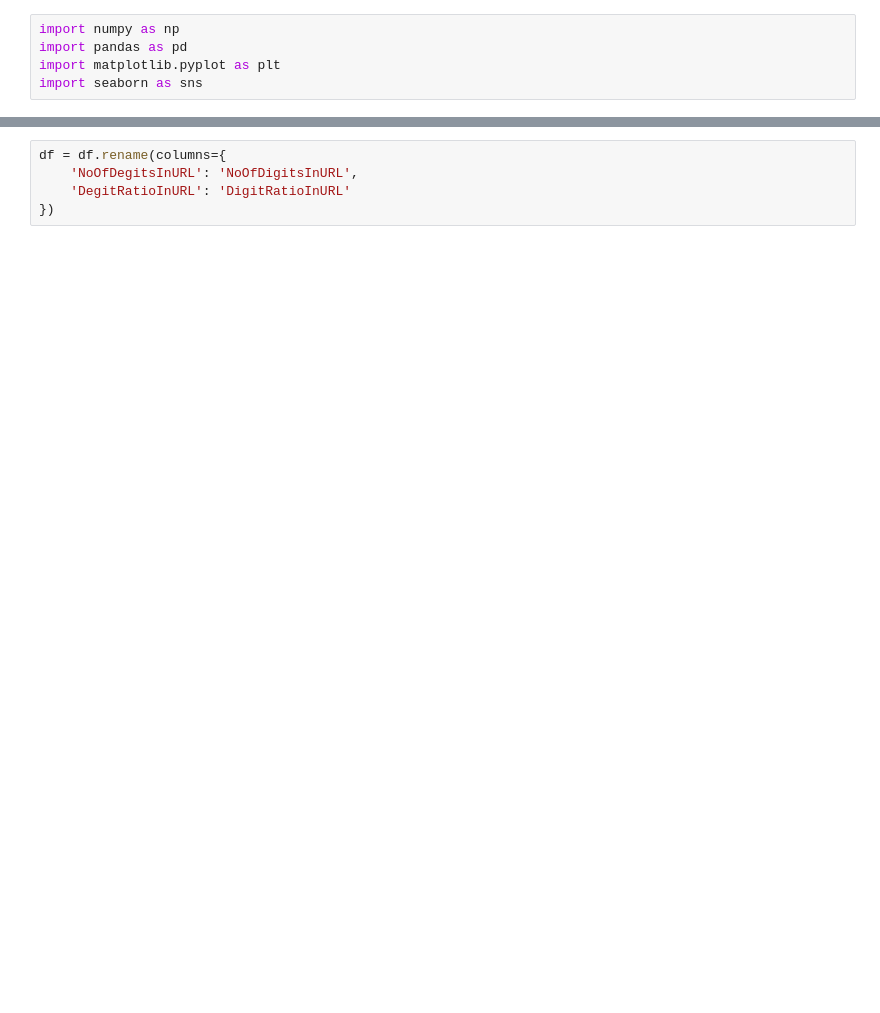
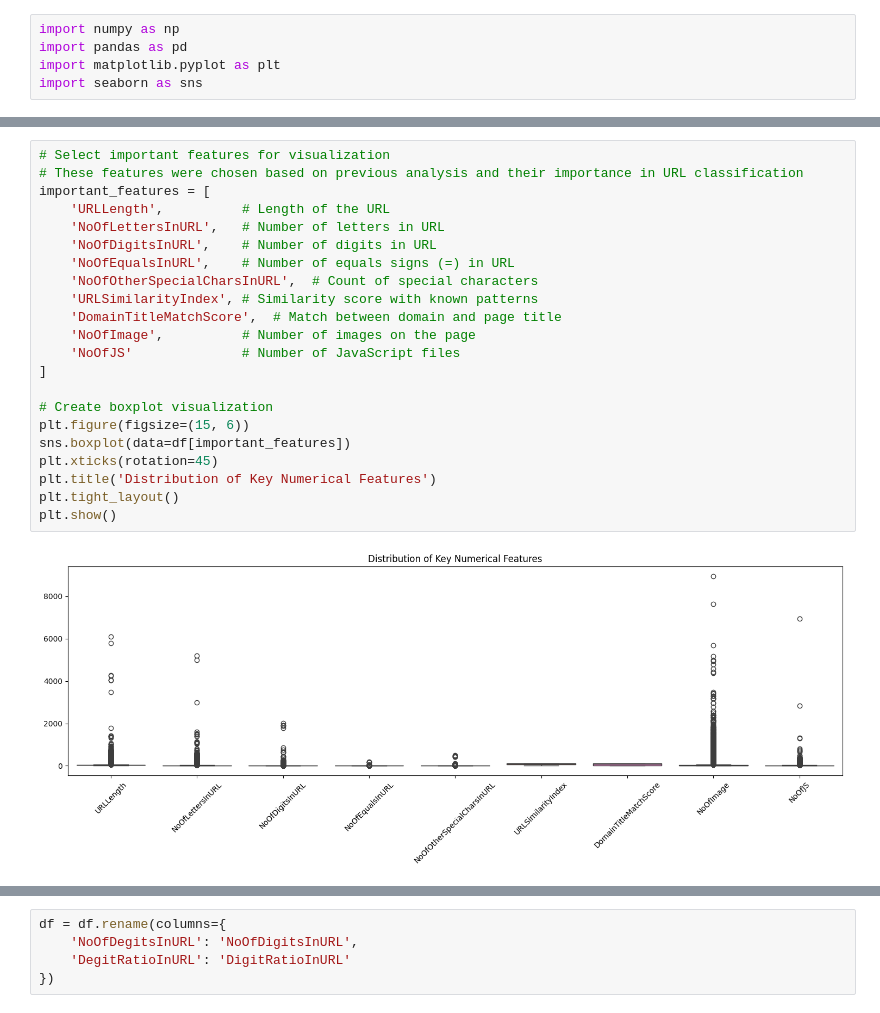
Before and after one commit to gjh0239/AITT-Assignment, a Jupyter notebook: Assignment/Assignment.ipynb, the cells around one changed output, grey strips where cells are left out. Saved outputs shown, nothing was run; the diff lists cells and outputs as text; blank space fills up the shorter version.

```diff
--- a/Assignment/Assignment.ipynb
+++ b/Assignment/Assignment.ipynb
@@ -28,0 +101,24 @@ Index(['URL', 'URLLength', 'Domain', 'DomainLength', 'IsDomainIP', 'TLD',
+# %%
+# Select important features for visualization
+# These features were chosen based on previous analysis and their importance in URL classification
+important_features = [
+	'URLLength',          # Length of the URL
+	'NoOfLettersInURL',   # Number of letters in URL
+	'NoOfDigitsInURL',    # Number of digits in URL
+	'NoOfEqualsInURL',    # Number of equals signs (=) in URL
+	'NoOfOtherSpecialCharsInURL',  # Count of special characters
+	'URLSimilarityIndex', # Similarity score with known patterns
+	'DomainTitleMatchScore',  # Match between domain and page title
+	'NoOfImage',          # Number of images on the page
+	'NoOfJS'              # Number of JavaScript files
+]
+
+# Create boxplot visualization
+plt.figure(figsize=(15, 6))
+sns.boxplot(data=df[important_features])
+plt.xticks(rotation=45)
+plt.title('Distribution of Key Numerical Features')
+plt.tight_layout()
+plt.show()
+# %% [output]
+[figure, added]
```
Also changed, not shown: parts of 59 cells of this notebook.
